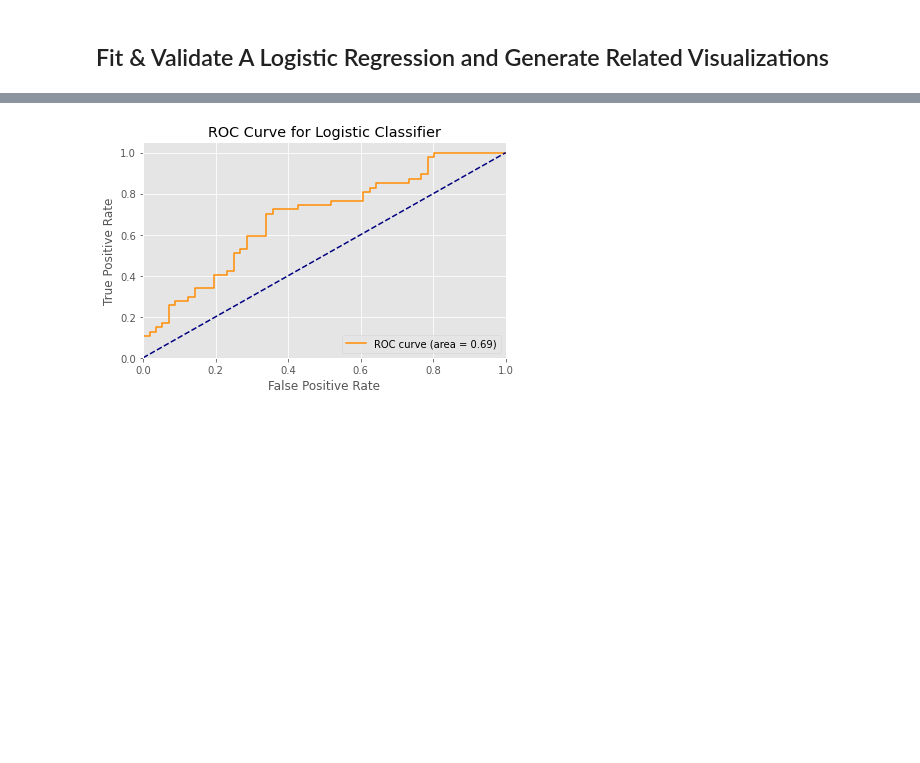
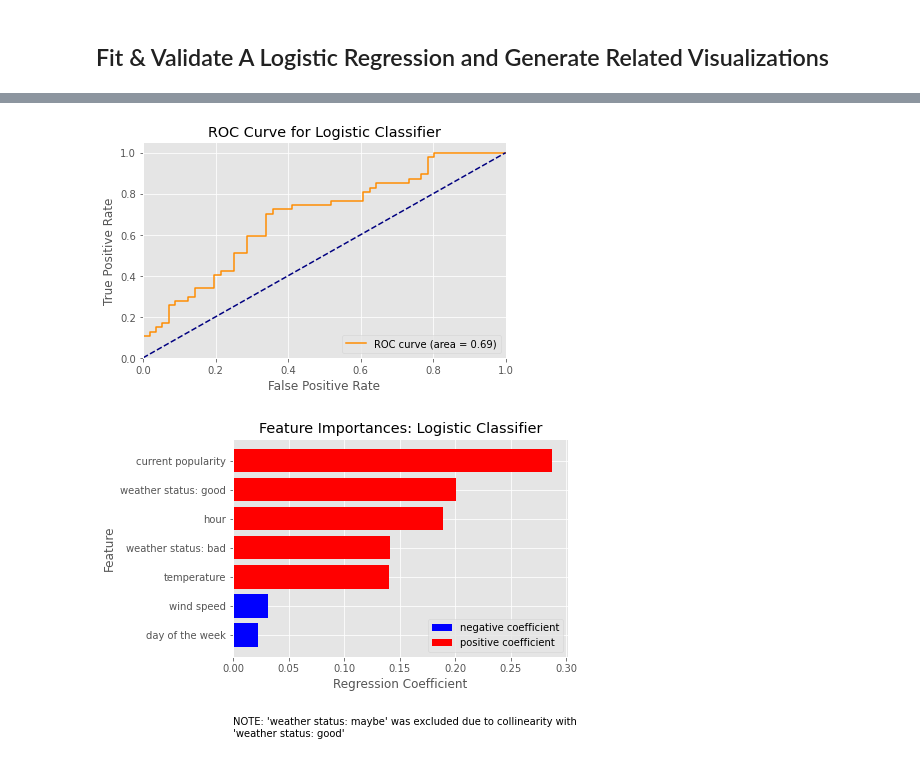
Before and after one commit to four-insightfellows-corona-project/social_distancing, a Jupyter notebook: notebooks/03_logistic_mvp2_ee.ipynb, the cells around one changed output, grey strips where cells are left out. Cells and saved outputs as stored; diff of their text form; code cells hidden in the pictures; blank space fills up the shorter version.

Commit message:
Removed multicollinear variable from logistic model, added feature importance plots, and improved naming convention for outputs of model-generating scripts.

```diff
--- a/notebooks/03_logistic_mvp2_ee.ipynb
+++ b/notebooks/03_logistic_mvp2_ee.ipynb
@@ -31,6 +35,6 @@ fig.savefig("../src/d06_visuals/validation_logistic_correlation_plot.png", dpi=3
 # %%
 # Get just the unprocessed predictor columns
-pred = df.drop(['label','time_bin','source'],axis=1)
+pred = df.drop(['label','time_bin','source','status_maybe'],axis=1)
 
 # Standardize the predictors
 scaler = StandardScaler()
@@ -83,7 +87,7 @@ plt.ylabel('True Positive Rate')
 plt.title('ROC Curve for Logistic Classifier')
 plt.legend(loc="lower right")
 plt.tight_layout()
-plt.savefig("../src/d06_visuals/validation_logistic_ROC.png")
+plt.savefig("../src/d06_visuals/modeling_logistic_ROC.png")
 #plt.show()
 # %% [output]
-[figure, old version]
+[figure, new version]
@@ -91,0 +94,33 @@ plt.savefig("../src/d06_visuals/validation_logistic_ROC.png")
+# %%
+# Plot feature importances
+col = ['current popularity', 'wind speed', 'temperature', 'weather status: good',
+       'weather status: bad', 'day of the week', 'hour']
+
+def colormap(negative):
+    ans = []
+    for i in range(0,len(negative)):
+        if negative[i] == True:
+            ans.append('blue')
+        else:
+            ans.append('red')
+    return ans
+
+colorname = colormap([clf.coef_[0] < 0][0])
+
+xyd = {'variable':col, 'coefficient':abs(clf.coef_[0]), 'negative':colorname}
+
+xy = pd.DataFrame(xyd)
+xy = xy.sort_values('coefficient', ascending = True)
+
+bar = plt.barh(width = xy.coefficient, y = xy.variable, color = xy.negative)
+plt.title("Feature Importances: Logistic Classifier")
+plt.ylabel("Feature")
+plt.xlabel("Regression Coefficient")
+plt.legend(handles=(bar[0],bar[2]),labels=('negative coefficient','positive coefficient'),loc='lower right')
+# This is a bit of a hack. We exploit the fact that bar[0] happens to
+# have a negative coefficient and bar[2] happens to have a positive one.
+txt = "NOTE: 'weather status: maybe' was excluded due to collinearity with\n'weather status: good'"
+plt.text(0,-3.5,txt)
+plt.savefig("../src/d06_visuals/modeling_logistic_feature_importances.png", bbox_inches = 'tight')
+# %% [output]
+[figure, added]
```
Also changed, not shown: parts of 5 cells of this notebook, 12 other files.
